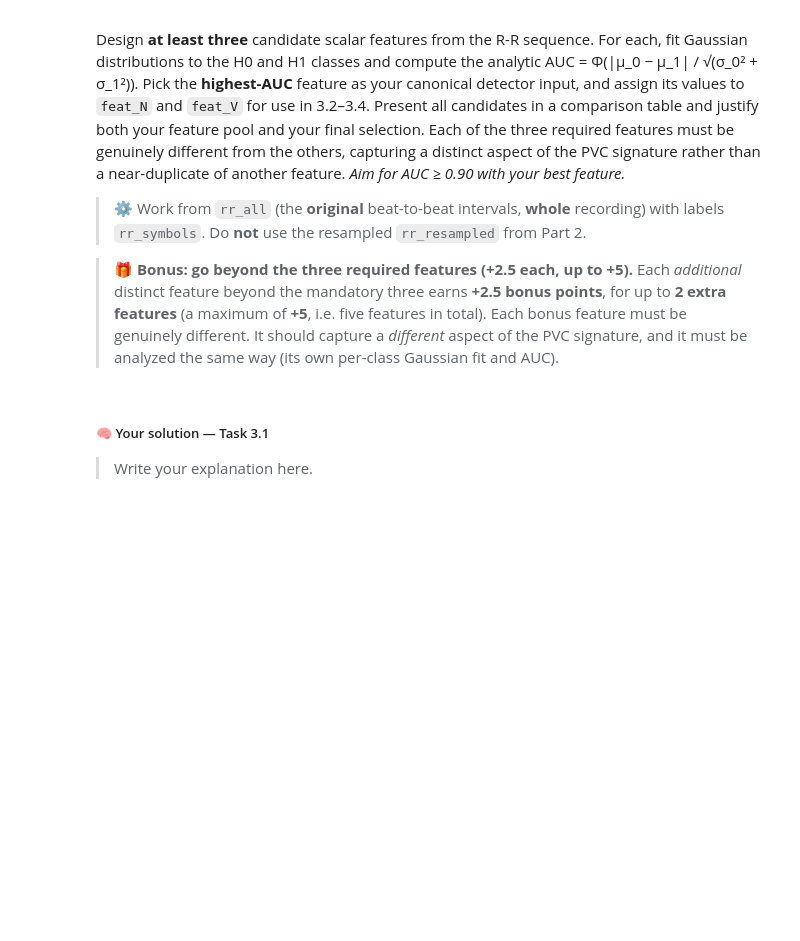
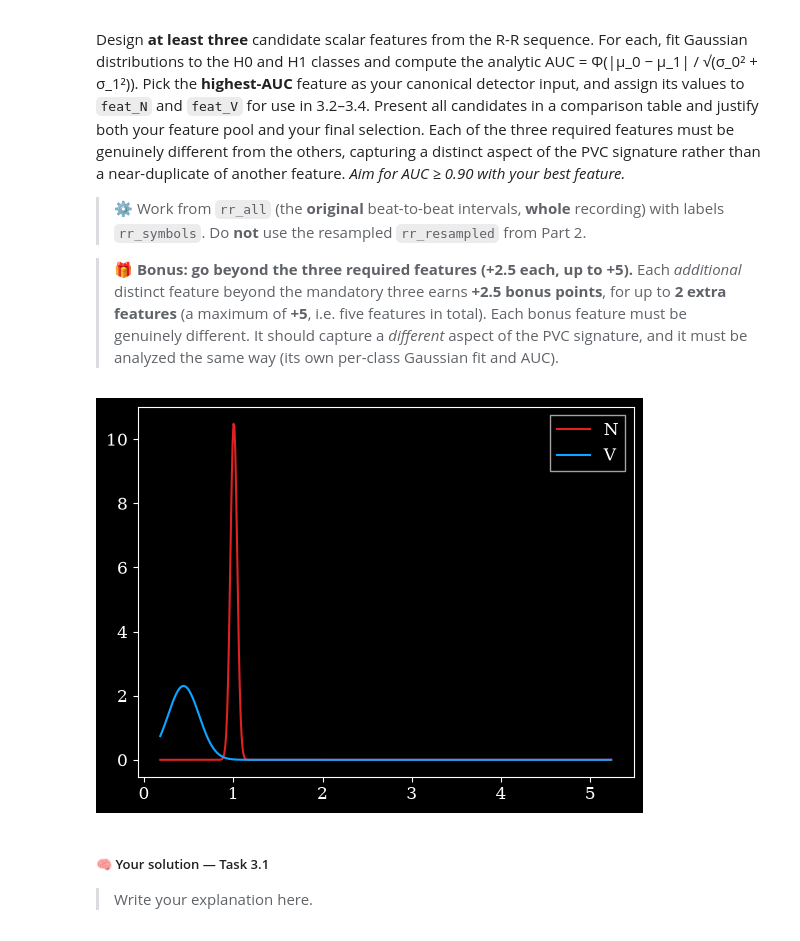
Before and after one commit to franos-cm/5CTA0-project, a Jupyter notebook: project.ipynb, the cells around one changed output. Cells and saved outputs as stored; diff of their text form; code cells hidden in the pictures; blank space fills up the shorter version.

```diff
--- a/project.ipynb
+++ b/project.ipynb
@@ -1000,29 +1035,107 @@ Design **at least three** candidate scalar features from the R-R sequence. For e
 # %%
 # ── Task 3.1: Multi-feature design + per-feature AUC ─────────────────────────
 # 📋 Design at least THREE candidate features over a sliding window of W
 #    consecutive R-R intervals ending at beat k. The three required features must each capture a different aspect of the PVC signature (not near-duplicates). Each EXTRA feature beyond three
 #    is worth +2.5 bonus (up to 2 extra → +5 max). For each feature:
 #       (1) build  feat_N (H0)  and  feat_V (H1) class-conditional samples
 #       (2) fit a Gaussian per class                       (μ̂, σ̂  by sample moments)
 #       (3) compute the closed-form AUC = Φ(|μ_0 − μ_1| / √(σ_0² + σ_1²))
 #    Then assign the *best-AUC* feature's arrays to feat_N, feat_V (these are
 #    consumed by the NP detector in Task 3.2 and Youden's J in Task 3.3).
 #    Use rr_all + rr_symbols (original intervals, whole recording), not rr_resampled.
 
 # ── 🧠 Your solution — Task 3.1 ────────────────────────────────────────────────
 #    Required outputs (consumed by the provided code in Tasks 3.2–3.4):
 #      feat_N, feat_V    – chosen-feature samples for H0 / H1 (arrays)
 #      mu_H0, sigma_H0   – Gaussian fit of feat_N (mean, std)
 #      mu_H1, sigma_H1   – Gaussian fit of feat_V (mean, std)
 #      x_plot            – feature-range grid for the PDF overlays
 # 👇 your solution here — replace each TODO (or leave it if you don't know this task)
 feat_N = TODO
 feat_V = TODO
 mu_H0 = TODO
 sigma_H0 = TODO
 mu_H1 = TODO
 sigma_H1 = TODO
 x_plot = TODO
+
+feature_name = "voltage_variance"
+
+match feature_name:
+
+    case "RR_ratio":
+        rr = np.diff(samples)
+        RR_interval_ratio = rr[:-1] / rr[1:]
+        # labels = symbols[1:-1]
+
+
+
+        # # Masks
+        # Mask_feat_N = labels == "N"
+        # Mask_feat_V = labels == "V"
+        mask_feat_N = (symbols[:-2] == "N") & (symbols[1:-1] == "N") & (symbols[2:] == "N")
+        mask_feat_V = symbols[1:-1] == "V"              #middle index == V
+        # Separate features
+        feat_N = RR_interval_ratio[mask_feat_N]
+        feat_V = RR_interval_ratio[mask_feat_V]
+
+    case "voltage_variance":
+        voltage_variance = []
+
+        for i in range(1, len(samples)):
+            start = samples[i - 1]
+            end = samples[i]
+
+            beat = ecg[start:end]
+
+            voltage_variance.append(np.var(beat))
+        mask_feat_N = (symbols[:-1] == "N") & (symbols[1:] == "N")
+        feat_N = voltage_variance[mask_feat_N]
+        mask_feat_V =  (symbols[1:] == "V")
+        feat_V = voltage_variance[mask_feat_V]
+
+
+    #note:here you do not take into account the option where ther is two times a V in a row.
+    # case "RR_interval_after_beat":
+    #     RR_interval_lenth = np.diff(samples)/fs_ecg
+    #     mask_feat_N = (symbols[:-1] == "N") & (symbols[1:] == "N")
+    #     feat_N = RR_interval_lenth[mask_feat_N]
+    #     mask_feat_V = (symbols[:-1] == "V")   #here is the difference with the case below
+    #     feat_V = RR_interval_lenth[mask_feat_V]
+
+    case "RR_interval_before_beat":
+        RR_interval_lenth = np.diff(samples)/fs_ecg
+        mask_feat_N = (symbols[:-1] == "N") & (symbols[1:] == "N")
+        feat_N = RR_interval_lenth[mask_feat_N]
+        mask_feat_V =  (symbols[1:] == "V")
+        feat_V = RR_interval_lenth[mask_feat_V]
+
+    case _:
+        raise ValueError("Unknown feature")
+
+
+
+
+# Gaussian fits
+mu_N, sigma_N = norm.fit(feat_N)
+mu_V, sigma_V = norm.fit(feat_V)
+
+# x-axis for PDFs
+x_plot = np.linspace(
+    RR_interval_ratio.min(),
+    RR_interval_ratio.max(),
+    500
+)
+
+pdf_N = norm.pdf(x_plot, mu_N, sigma_N)
+pdf_V = norm.pdf(x_plot, mu_V, sigma_V)
+
+plt.plot(x_plot, pdf_N, label="N")
+plt.plot(x_plot, pdf_V, label="V")
+plt.legend()
+plt.show()
+# %% [output]
+[figure, added]
 # %%
 # ── Task 3.1 (cont.): Visualize the candidate features ───────────────────────
 # 📋 Side-by-side histograms + Gaussian fits for every candidate feature.
```
Also changed, not shown: parts of 12 cells of this notebook.
